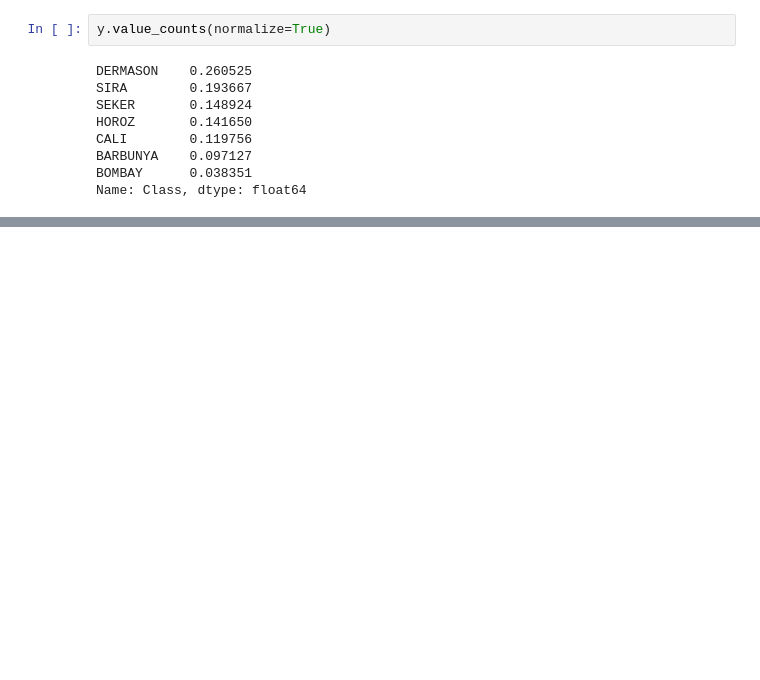
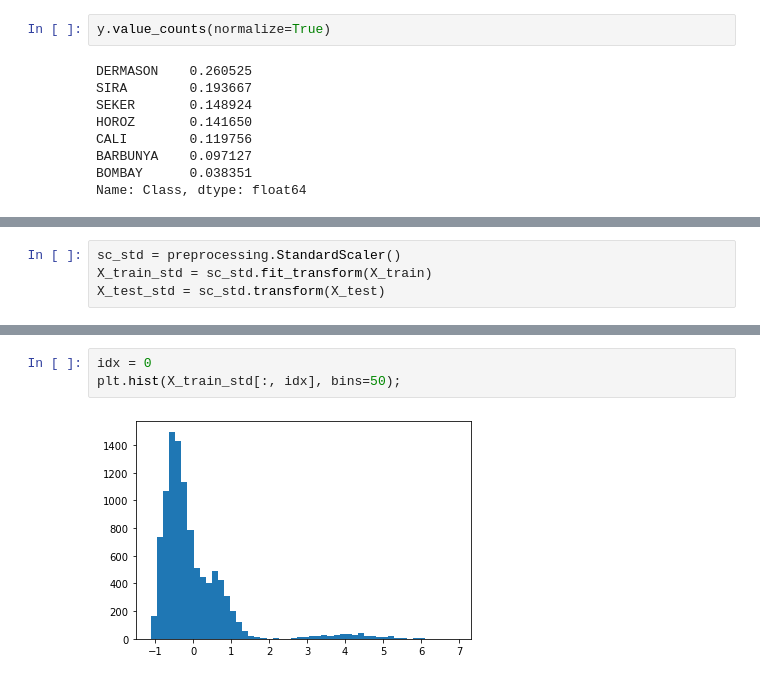
Before and after one commit to ruanfelipe7/machine_learning_activities, a Jupyter notebook: Trabalho1/Trabalho_01.ipynb, the cells around one changed output, grey strips where cells are left out. Saved outputs shown, nothing was run; the diff lists cells and outputs as text; blank space fills up the shorter version.

```diff
--- a/Trabalho1/Trabalho_01.ipynb
+++ b/Trabalho1/Trabalho_01.ipynb
@@ -71,0 +87,4 @@ Conjunto y de teste: 2723
+# %%
+sc_std = preprocessing.StandardScaler()
+X_train_std = sc_std.fit_transform(X_train)
+X_test_std = sc_std.transform(X_test)
@@ -72 +96,6 @@ Conjunto y de teste: 2723
+# %%
+idx = 0
+plt.hist(X_train_std[:, idx], bins=50);
+# %% [output]
+[figure, added]
 # %%
```
Also changed, not shown: parts of 8 cells of this notebook.
